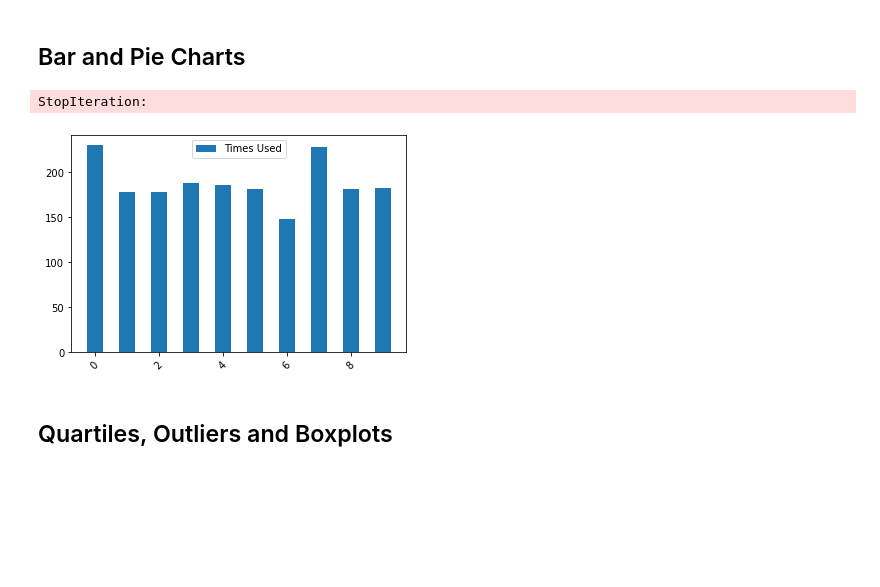
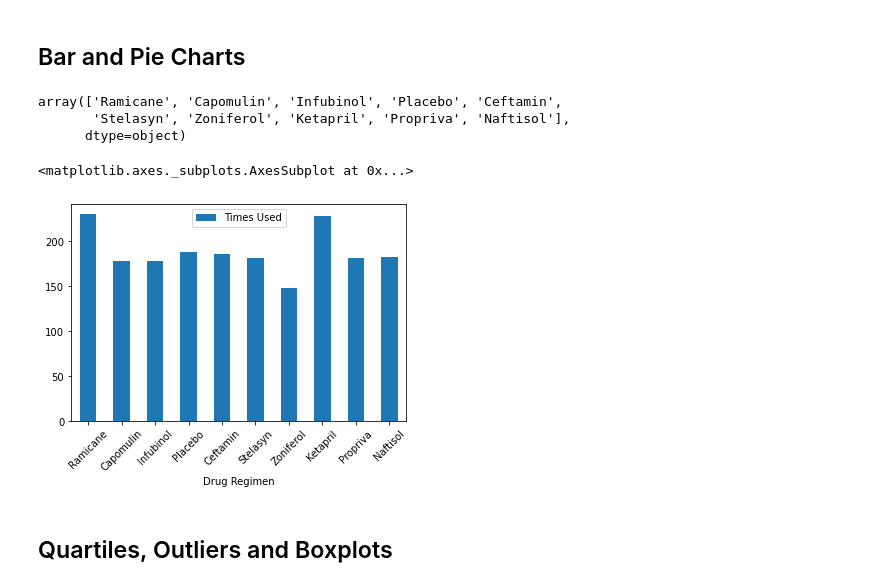
Before and after one commit to NoahLeVoir/Matplotlib-Challenge, a Jupyter notebook: Pymaceuticals/pymaceuticals.ipynb, the cells around one changed output. Cells and saved outputs as stored; diff of their text form; code cells hidden in the pictures; blank space fills up the shorter version.

Commit message:
Created bar chart of drug regimens using pandas functionality (successful)

```diff
--- a/Pymaceuticals/pymaceuticals.ipynb
+++ b/Pymaceuticals/pymaceuticals.ipynb
@@ -177,20 +177,29 @@ drug_summary_table
 # MAYBE ASK IN OFFICE HOURS
 # %% [markdown]
 ## Bar and Pie Charts
+# %%
+# Get the names of all of the different drug regimens to be used in the x axis
+drug_regimens = cleaned_mouse_data["Drug Regimen"].unique()
+drug_regimens
+# %% [output]
+array(['Ramicane', 'Capomulin', 'Infubinol', 'Placebo', 'Ceftamin',
+       'Stelasyn', 'Zoniferol', 'Ketapril', 'Propriva', 'Naftisol'],
+      dtype=object)
 # %%
 # Generate a bar plot showing the total number of measurements taken on each drug regimen using pandas.
 drug_counts = drug_groups["Mouse ID"].count()
 drug_counts
 
 # Give the data frames the values and proper labels using the pandas functionality
-pandas_regimen_data = pd.DataFrame({"Drug Regimen": drug_groups, "Times Used": drug_counts})
+pandas_regimen_data = pd.DataFrame({"Drug Regimen": drug_regimens, "Times Used": drug_counts})
+
 
 # Create the chart using the pandas functionality
 pandas_regimen_barchart = pandas_regimen_data.plot.bar(x= "Drug Regimen", y= "Times Used", rot=45)
 pandas_regimen_barchart
 # %% [output]
-StopIteration:
+<matplotlib.axes._subplots.AxesSubplot at 0x...>
-[figure, old version]
+[figure, new version]
 # %%
 # Generate a bar plot showing the total number of measurements taken on each drug regimen using pyplot.
 # %%
```
